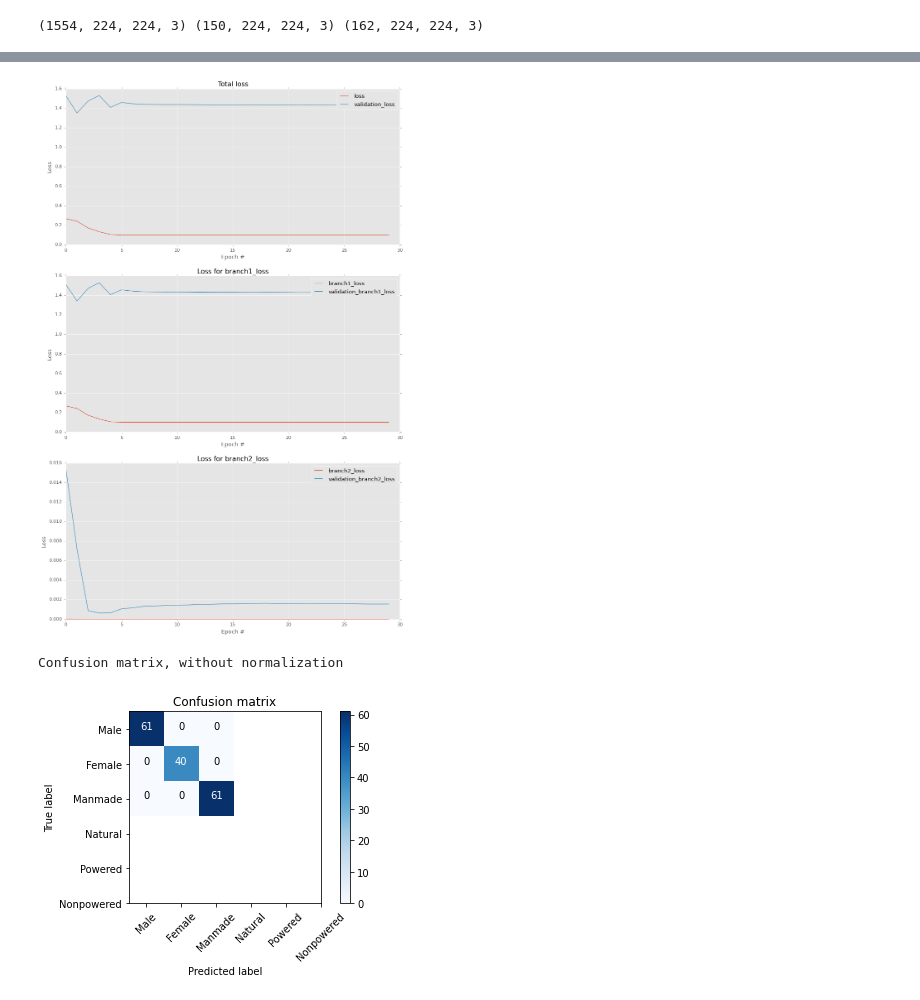
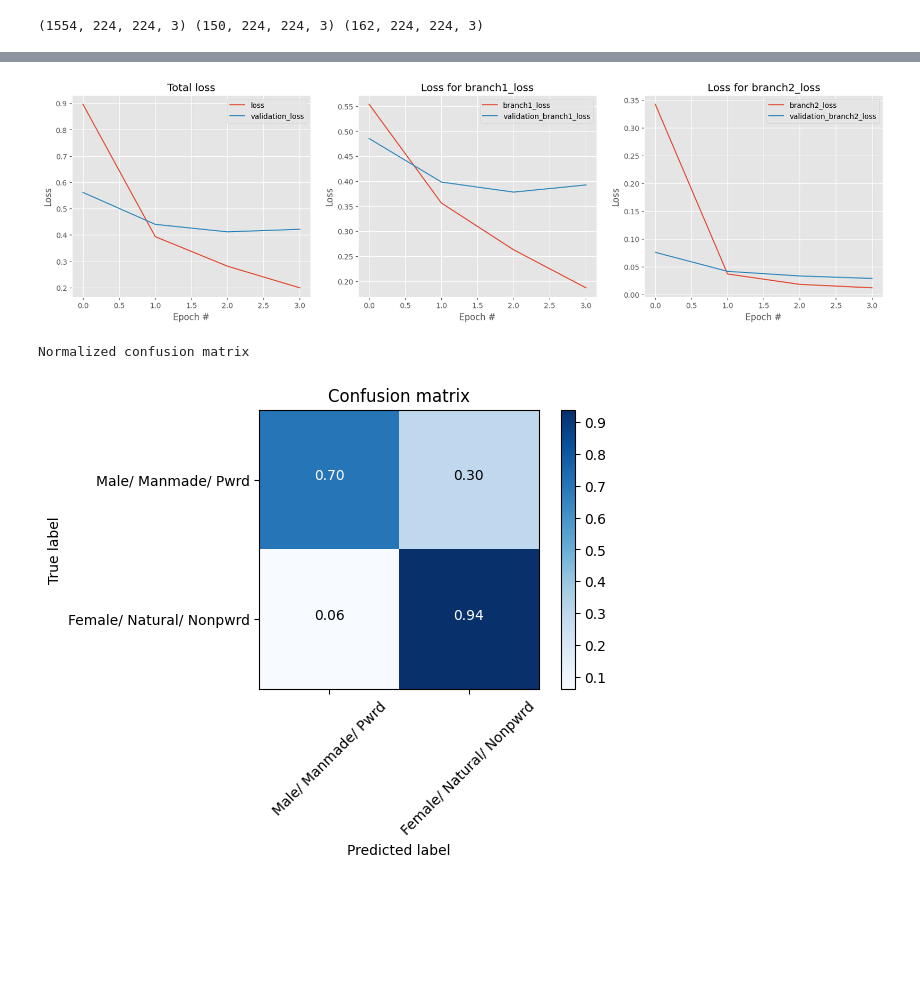
Before and after one commit to soukhind2/vgg16obj, a Jupyter notebook: colab_test.ipynb, the cells around one changed output, grey strips where cells are left out. Drawn from its saved outputs; the diff is of its cells as text; code cells hidden in the pictures; blank space fills up the shorter version.

```diff
--- a/colab_test.ipynb
+++ b/colab_test.ipynb
@@ -53,8 +52,9 @@ def convertimgs(path,data) :
                 continue
             ds = load_img(path +'/' + filename,target_size = (224,224))
             im = img_to_array(ds)
+            im /= 255.
             #im = im.reshape((1, im.shape[0], im.shape[1], im.shape[2]))
-            im = preprocess_input(im)
+            #im = preprocess_input(im)
             data.append(im)
     return data
 
@@ -177,6 +189,7 @@ model = Sequential()
 model.add(Flatten(input_shape=train_data.shape[1:]))
 model.add(Dense(4096, activation='relu'))
 ##model.add(Dropout(0.5))
+model.add(Dense(4096, activation='relu'))
 model.add(Dense(6, activation='softmax'))
 model.summary()
 '''
@@ -189,10 +202,11 @@ model.compile(optimizer= Adam(lr=1e-5),
               metrics=['accuracy'])
 es = EarlyStopping(monitor='val_loss', mode='min', verbose=1)
 
-history = model.fit(x = train_data, y = {'branch1':train_labels1,'branch2':train_labels2},
+history = model.fit(x = train_data,  y = {'branch1':train_labels1,'branch2':train_labels2},
           epochs=epochs,
           batch_size=64,
           validation_data=(val_data, {'branch1':val_labels1,'branch2':val_labels2}),
-          verbose = 1, callbacks = [])
+          verbose = 1, callbacks = [es])
+
 #model.save_weights('top_weights',overwrite = True)
 # %% [output]
@@ -228,34 +234,41 @@ classes = ['Male','Female','Manmade','Natural','Powered','Nonpowered']
 #metric = metrics.classification_report(test_labels,pred,target_names = classes)
 print(metric)
 # %%
+
 lossNames = ["loss", "branch1_loss", "branch2_loss"]
 plt.style.use("ggplot")
 e = len(history.history['loss'])
-(fig, ax) = plt.subplots(3, 1, figsize=(13, 20))
+(fig, ax) = plt.subplots(1, 3, figsize=(20, 5))
 # loop over the loss names
 for (i, l) in enumerate(lossNames):
 	# plot the loss for both the training and validation data
 	title = "Loss for {}".format(l) if l != "loss" else "Total loss"
 	ax[i].set_title(title)
 	ax[i].set_xlabel("Epoch #")
 	ax[i].set_ylabel("Loss")
 	ax[i].plot(np.arange(0, e), history.history[l], label=l)
 	ax[i].plot(np.arange(0, e), history.history["val_" + l],
 		label="validation_" + l)
 	ax[i].legend()
 # %% [output]
-[figure, old version]
+[figure, new version]
 # %%
+#classes = ['Male','Female','Manmade','Natural','Powered','Nonpowered']
+classes = ['Male/ Manmade/ Pwrd','Female/ Natural/ Nonpwrd']
+#classes = ['Face', 'Scene','Tool']
+plt.style.use('default')
+
 from vgg16obj.tools import plot_tools as pt
 #pt.plot_metrics(history)
 
-categorical_test_labels = pd.DataFrame(test_labels2).idxmax(axis=1)
-categorical_preds = pd.DataFrame(pred[1]).idxmax(axis=1)
+
+categorical_test_labels = pd.DataFrame(test_labels1).idxmax(axis=1)
+categorical_preds = pd.DataFrame(pred[0]).idxmax(axis=1)
 cm = confusion_matrix(categorical_test_labels, categorical_preds)
 
-pt.plot_confusion_matrix(cm,classes,normalize = False)
+pt.plot_confusion_matrix(cm,classes,normalize = True)
 # %% [output]
-Confusion matrix, without normalization
+Normalized confusion matrix
-[figure, old version]
+[figure, new version]
 # %%
 plot_model(model,show_shapes=True,expand_nested=True)
```
Also changed, not shown: parts of 11 cells of this notebook.
